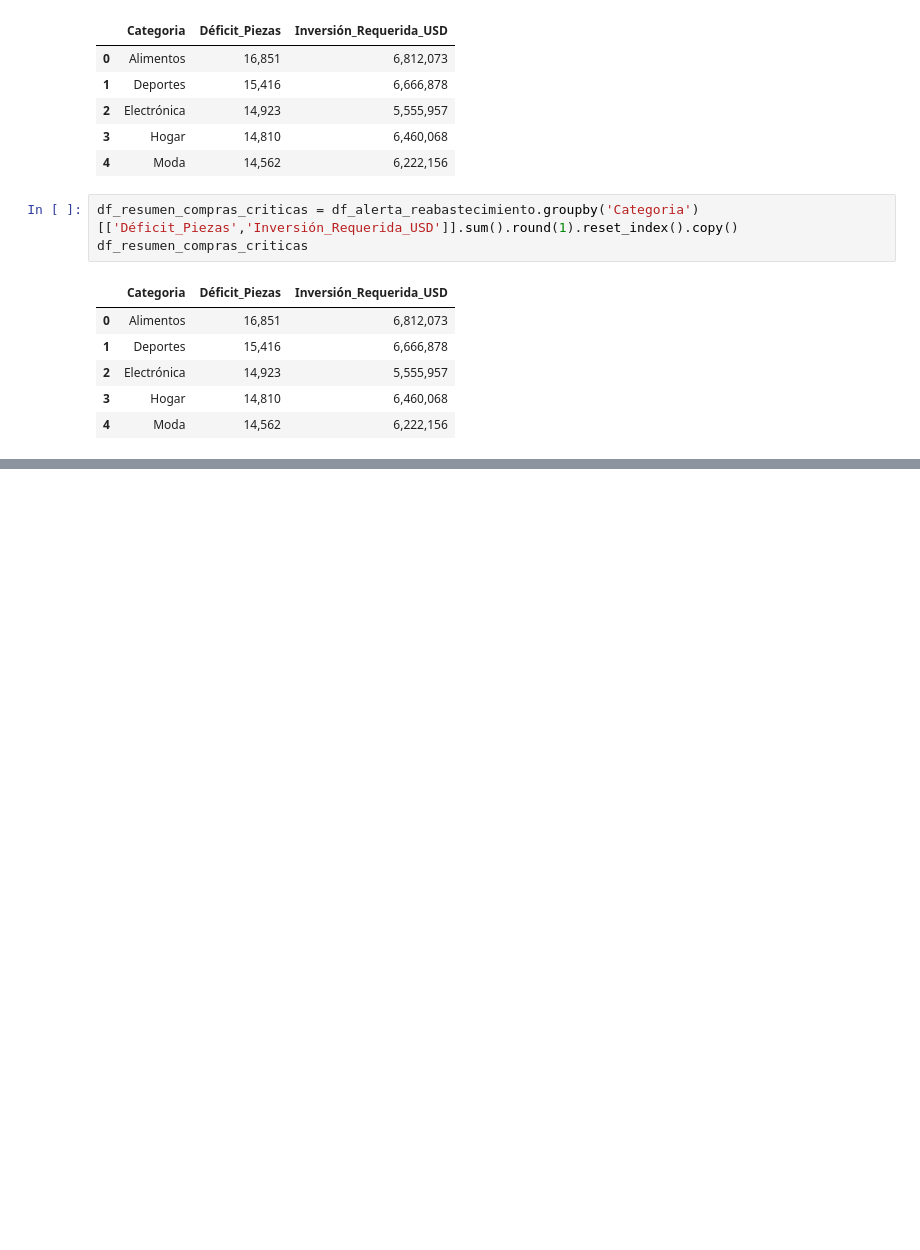
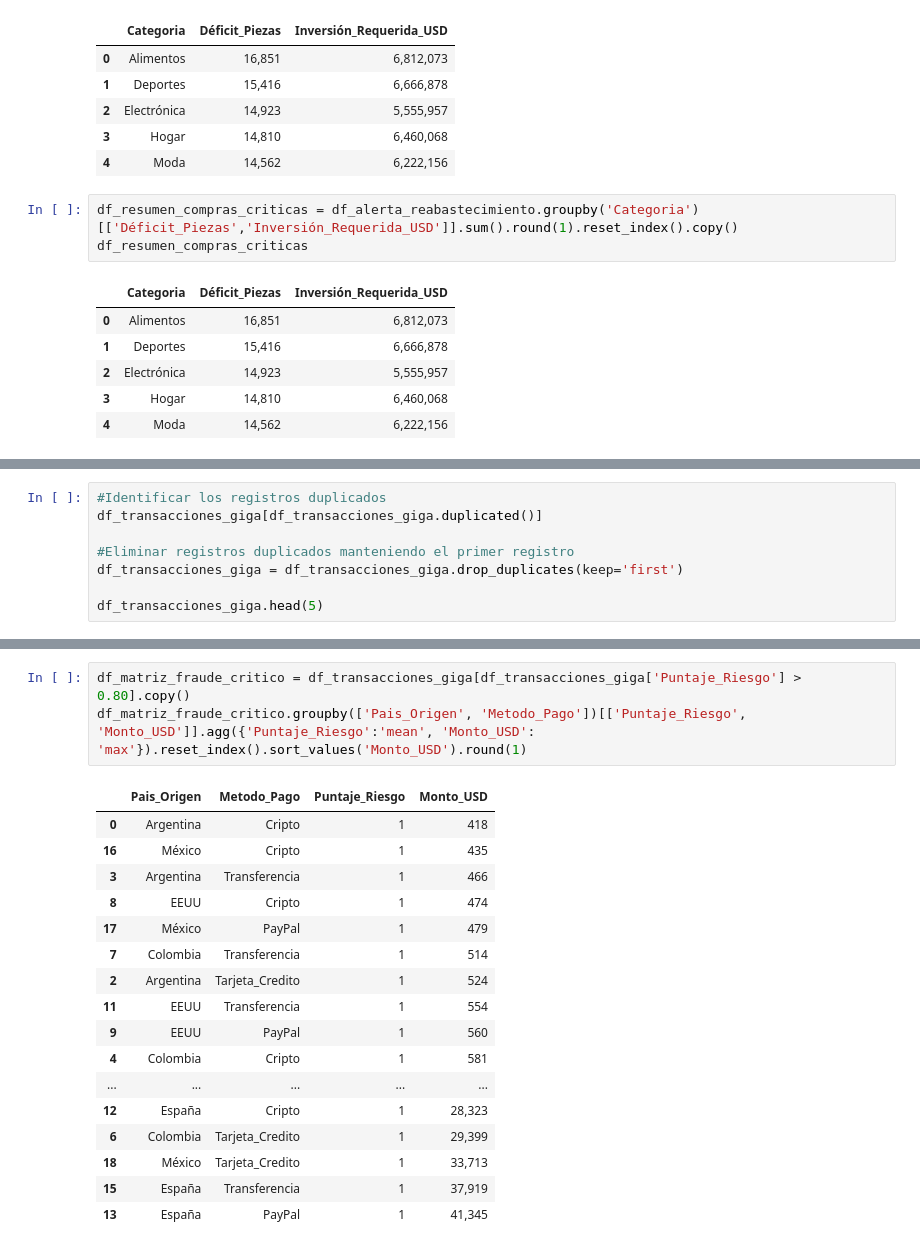
Before and after one commit to NandoRR77/Ejercicios-Practica-Python, a Jupyter notebook: Ciencia de datos/5. Laboratorio Inventarios y Fraudes/laboratorio_inventarios_fraudes.ipynb, the cells around one changed output, grey strips where cells are left out. Drawn from its saved outputs; the diff is of its cells as text; blank space fills up the shorter version.

```diff
--- a/Ciencia de datos/5. Laboratorio Inventarios y Fraudes/laboratorio_inventarios_fraudes.ipynb
+++ b/Ciencia de datos/5. Laboratorio Inventarios y Fraudes/laboratorio_inventarios_fraudes.ipynb
@@ -491,0 +529,8 @@ df_resumen_compras_criticas
+# %%
+#Identificar los registros duplicados
+df_transacciones_giga[df_transacciones_giga.duplicated()]
+
+#Eliminar registros duplicados manteniendo el primer registro
+df_transacciones_giga = df_transacciones_giga.drop_duplicates(keep='first')
+
+df_transacciones_giga.head(5)
@@ -491,0 +732,21 @@ df_resumen_compras_criticas
+# %%
+df_matriz_fraude_critico = df_transacciones_giga[df_transacciones_giga['Puntaje_Riesgo'] > 0.80].copy()
+df_matriz_fraude_critico.groupby(['Pais_Origen', 'Metodo_Pago'])[['Puntaje_Riesgo', 'Monto_USD']].agg({'Puntaje_Riesgo':'mean', 'Monto_USD': 'max'}).reset_index().sort_values('Monto_USD').round(1)
+# %% [output]
+|  | Pais_Origen | Metodo_Pago | Puntaje_Riesgo | Monto_USD |
+| 0 | Argentina | Cripto | 1 | 418 |
+| 16 | México | Cripto | 1 | 435 |
+| 3 | Argentina | Transferencia | 1 | 466 |
+| 8 | EEUU | Cripto | 1 | 474 |
+| 17 | México | PayPal | 1 | 479 |
+| 7 | Colombia | Transferencia | 1 | 514 |
+| 2 | Argentina | Tarjeta_Credito | 1 | 524 |
+| 11 | EEUU | Transferencia | 1 | 554 |
+| 9 | EEUU | PayPal | 1 | 560 |
+| 4 | Colombia | Cripto | 1 | 581 |
+| ... | ... | ... | ... | ... |
+| 12 | España | Cripto | 1 | 28,323 |
+| 6 | Colombia | Tarjeta_Credito | 1 | 29,399 |
+| 18 | México | Tarjeta_Credito | 1 | 33,713 |
+| 15 | España | Transferencia | 1 | 37,919 |
+| 13 | España | PayPal | 1 | 41,345 |
```
Also changed, not shown: parts of 19 cells of this notebook, 4 other files.
